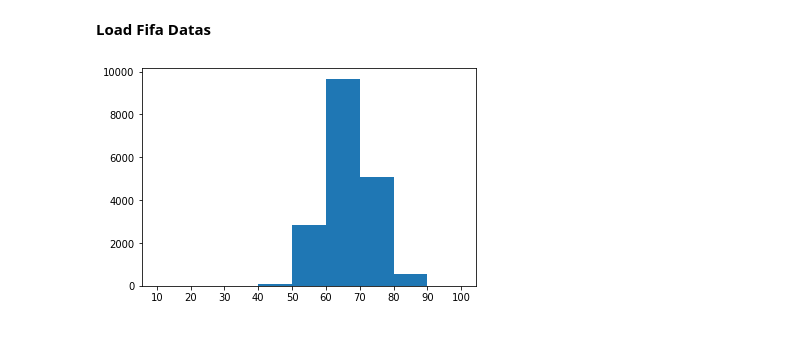
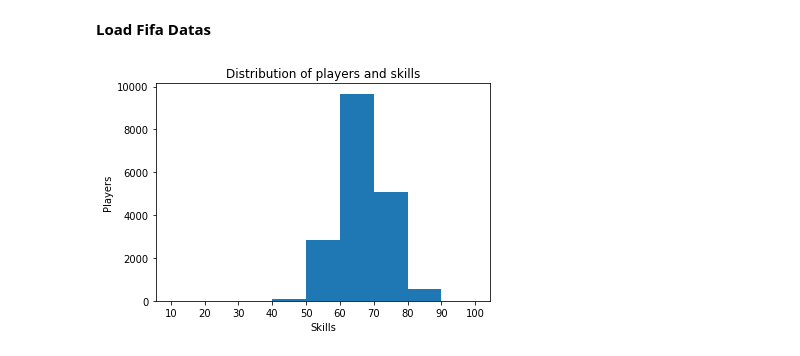
Before and after one commit to Danuragtiwari/Matplotlib, a Jupyter notebook: matplotlib.ipynb, the cells around one changed output. Saved outputs shown, nothing was run; the diff lists cells and outputs as text; code cells hidden in the pictures.

```diff
--- a/matplotlib.ipynb
+++ b/matplotlib.ipynb
@@ -88,11 +88,13 @@ plt.show()
 # %%
 fifa=pd.read_csv('/content/drive/MyDrive/Colab Notebooks/fifa_data.csv')
 
 bins=[10,20,30,40,50,60,70,80,90,100]
 # plt.plot(fifa.Nationality,fifa.Marking)
 plt.hist(fifa.Overall,bins=bins)
 plt.xticks(bins)
-plt.xlabel('')
+plt.xlabel('Skills')
+plt.ylabel('Players')
+plt.title('Distribution of players and skills')
 plt.show()
 # %% [output]
-[figure, old version]
+[figure, new version]
```
Also changed, not shown: parts of 2 cells of this notebook.
